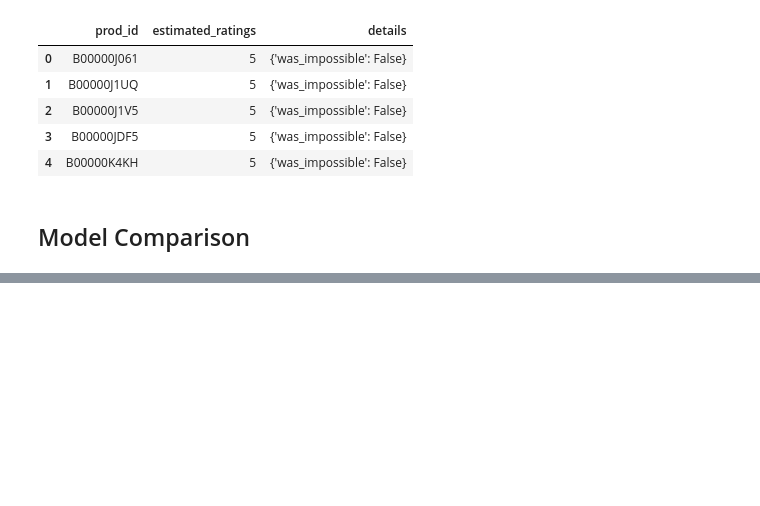
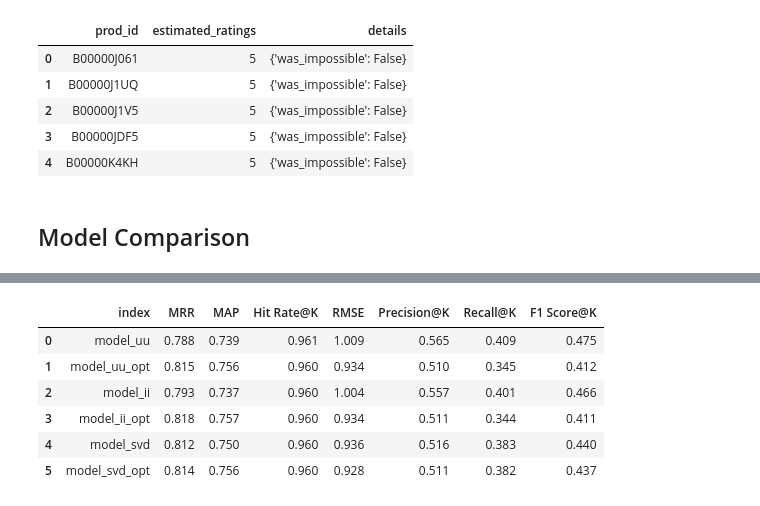
Before and after one commit to tmoesl/product-recommendation-system, a Jupyter notebook: notebooks/product_recommendation_system.ipynb, the cells around one changed output, grey strips where cells are left out. Cells and saved outputs as stored; diff of their text form; code cells hidden in the pictures; blank space fills up the shorter version.

```diff
--- a/notebooks/product_recommendation_system.ipynb
+++ b/notebooks/product_recommendation_system.ipynb
@@ -1396,0 +1544,10 @@ model_svd_opt  0.928      0.846   0.897     0.871
+# %%
+metrics_df
+# %% [output]
+|  | index | MRR | MAP | Hit Rate@K | RMSE | Precision@K | Recall@K | F1 Score@K |
+| 0 | model_uu | 0.788 | 0.739 | 0.961 | 1.009 | 0.565 | 0.409 | 0.475 |
+| 1 | model_uu_opt | 0.815 | 0.756 | 0.960 | 0.934 | 0.510 | 0.345 | 0.412 |
+| 2 | model_ii | 0.793 | 0.737 | 0.960 | 1.004 | 0.557 | 0.401 | 0.466 |
+| 3 | model_ii_opt | 0.818 | 0.757 | 0.960 | 0.934 | 0.511 | 0.344 | 0.411 |
+| 4 | model_svd | 0.812 | 0.750 | 0.960 | 0.936 | 0.516 | 0.383 | 0.440 |
+| 5 | model_svd_opt | 0.814 | 0.756 | 0.960 | 0.928 | 0.511 | 0.382 | 0.437 |
```
Also changed, not shown: parts of 34 cells of this notebook.
